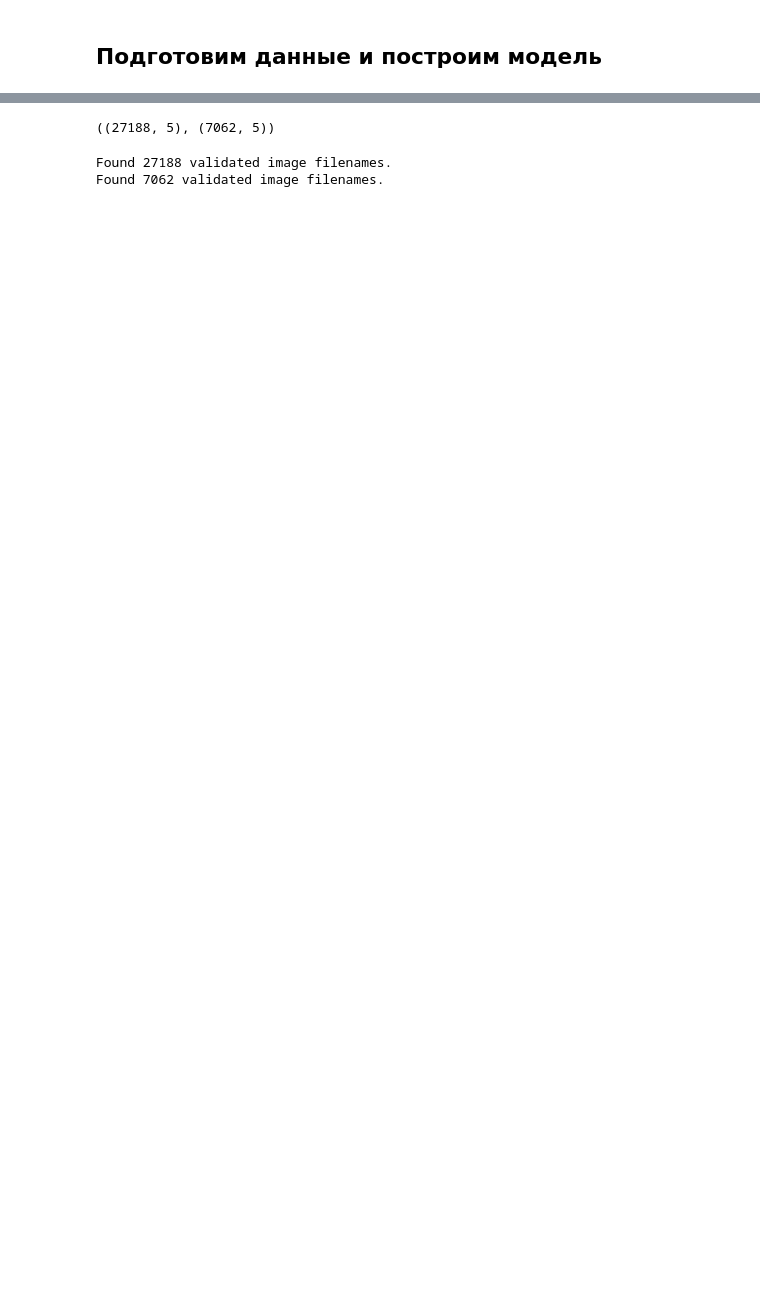
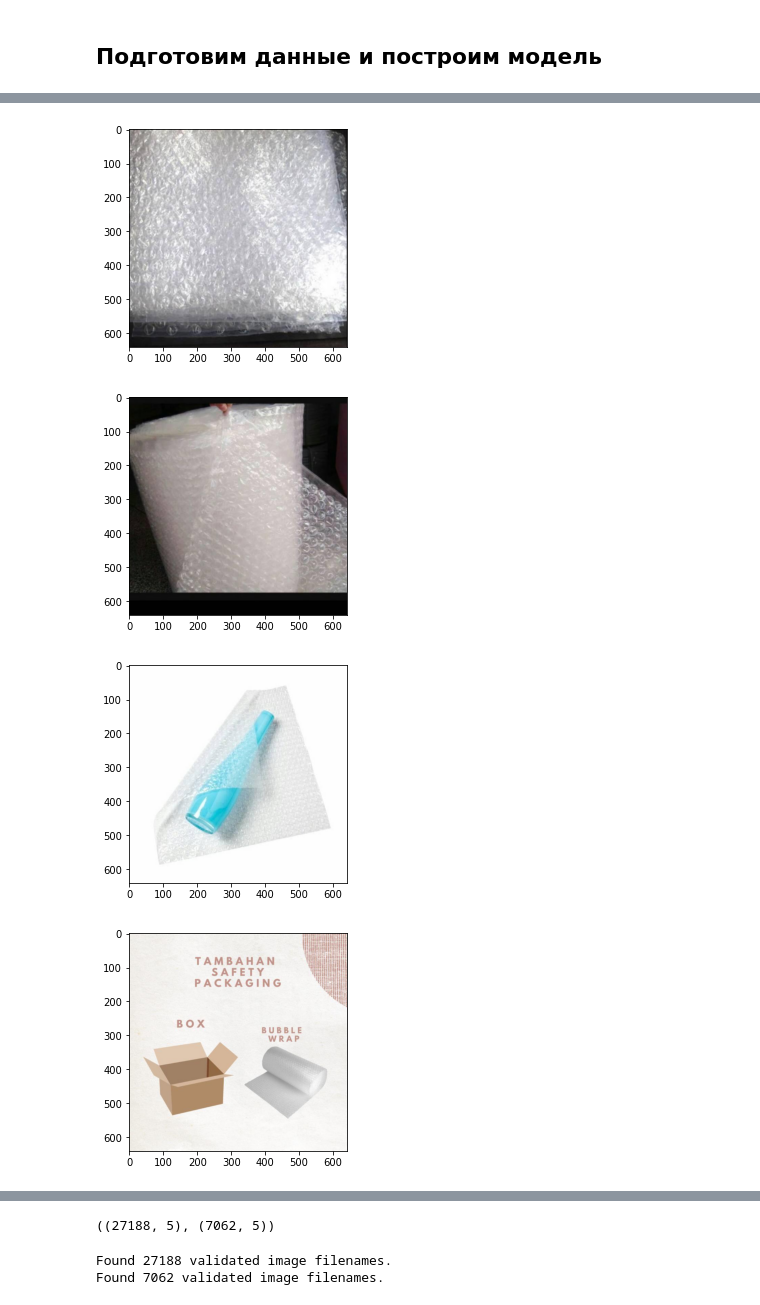
Before and after one commit to polololya/where2buyit, a Jupyter notebook: notebooks/shopee_triplet_loss_example.ipynb, the cells around one changed output, grey strips where cells are left out. Saved outputs shown, nothing was run; the diff lists cells and outputs as text; code cells hidden in the pictures; blank space fills up the shorter version.

```diff
--- a/notebooks/shopee_triplet_loss_example.ipynb
+++ b/notebooks/shopee_triplet_loss_example.ipynb
@@ -117,0 +113,3 @@ all_train_df.head()
+# %%
+random_class = all_train_df.label_group.unique()[1000]
+images = all_train_df.image[all_train_df.label_group == random_class].values
@@ -117,0 +129,12 @@ all_train_df.head()
+# %%
+
+for image in images:
+  img = cv2.imread(image)
+  img = cv2.cvtColor(img, cv2.COLOR_BGR2RGB)
+  plt.imshow(img);
+  plt.show();
+# %% [output]
+[figure, added]
+[figure, added]
+[figure, added]
+[figure, added]
```
Also changed, not shown: parts of 28 cells of this notebook.
